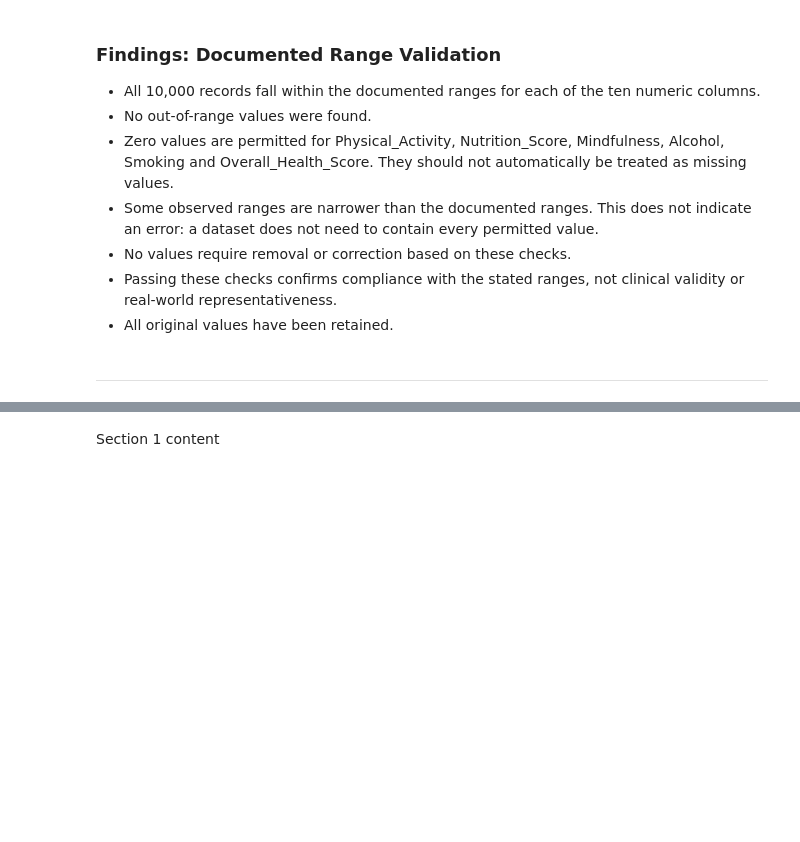
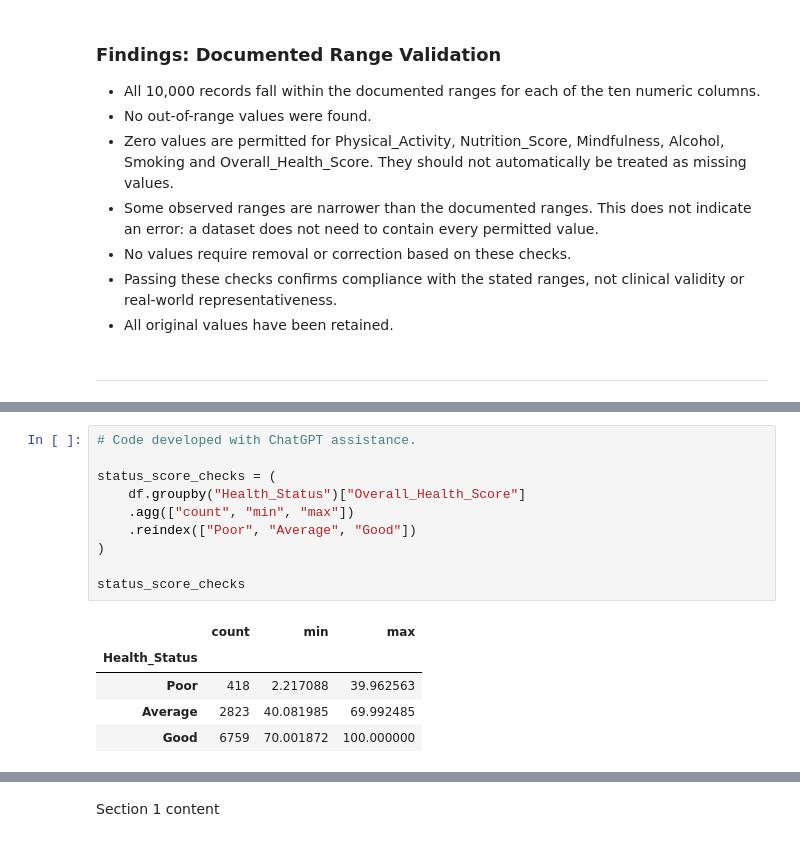
Before and after one commit to LieneRubule/Holistic-Health-and-Lifestyle-Score-Dataset, a Jupyter notebook: jupyter_notebooks/01_Data_Inspection_and_Cleaning.ipynb, the cells around one changed output, grey strips where cells are left out. Drawn from its saved outputs; the diff is of its cells as text; blank space fills up the shorter version.

Commit message:
Verify health score formula and status consistency

```diff
--- a/jupyter_notebooks/01_Data_Inspection_and_Cleaning.ipynb
+++ b/jupyter_notebooks/01_Data_Inspection_and_Cleaning.ipynb
@@ -350,0 +419,16 @@ range_checks
+# %%
+# Code developed with ChatGPT assistance.
+
+status_score_checks = (
+    df.groupby("Health_Status")["Overall_Health_Score"]
+    .agg(["count", "min", "max"])
+    .reindex(["Poor", "Average", "Good"])
+)
+
+status_score_checks
+# %% [output]
+|  | count | min | max |
+| Health_Status |  |  |  |
+| Poor | 418 | 2.217088 | 39.962563 |
+| Average | 2823 | 40.081985 | 69.992485 |
+| Good | 6759 | 70.001872 | 100.000000 |
```
Also changed, not shown: parts of 7 cells of this notebook.
